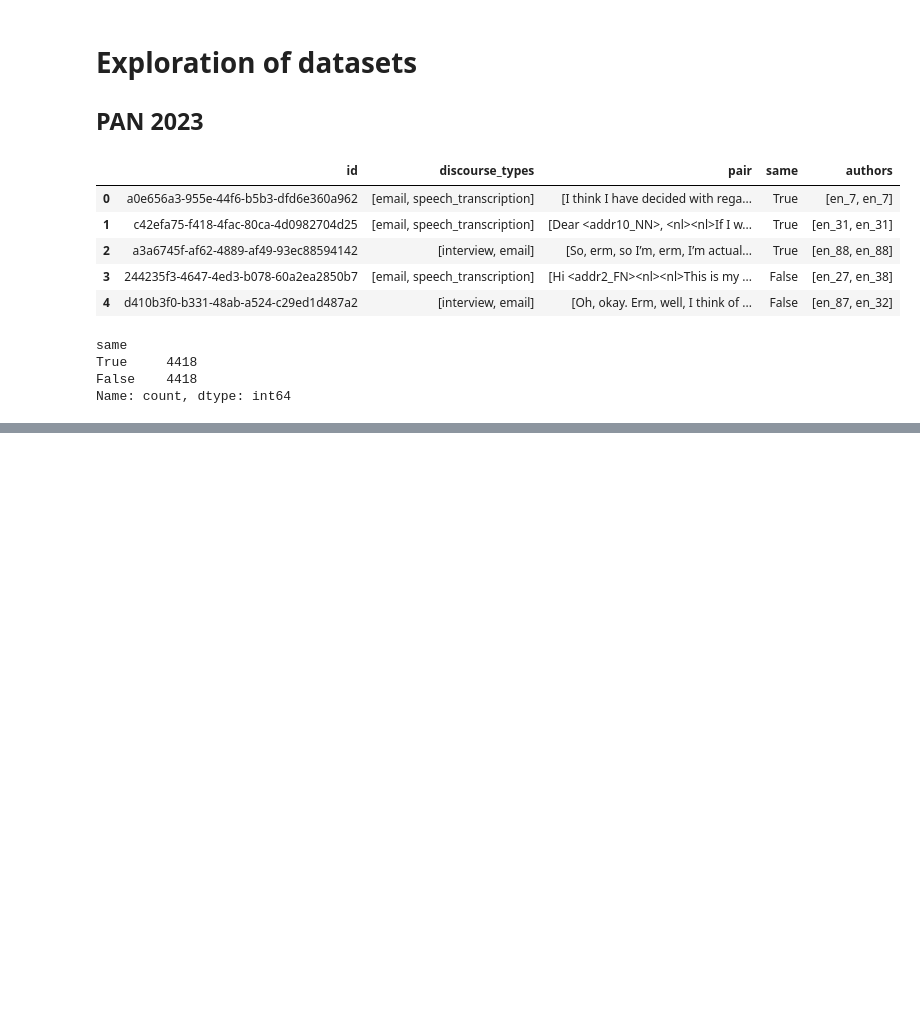
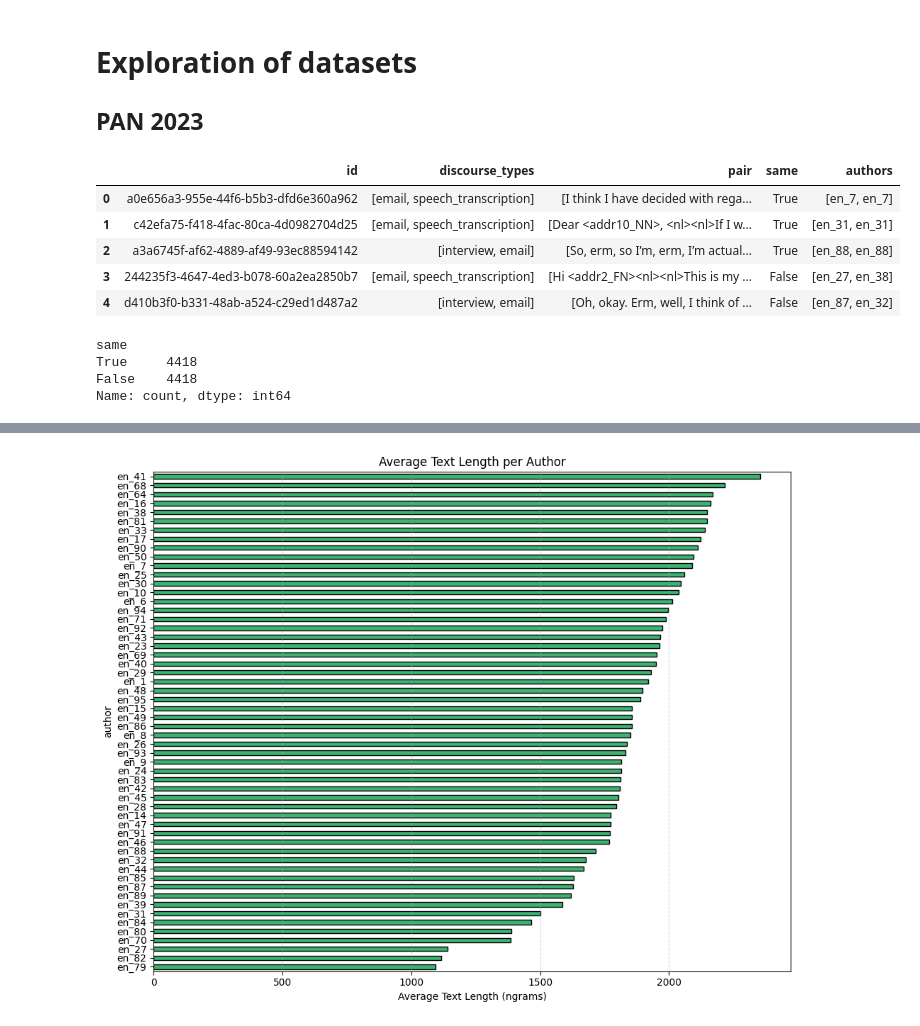
Before and after one commit to webis-de/emnlp26-impostors-method-llm-hard-negatives, a Jupyter notebook: notebooks/explore_data.ipynb, the cells around one changed output, grey strips where cells are left out. Saved outputs shown, nothing was run; the diff lists cells and outputs as text; code cells hidden in the pictures; blank space fills up the shorter version.

```diff
--- a/notebooks/explore_data.ipynb
+++ b/notebooks/explore_data.ipynb
@@ -82,0 +115,4 @@ Average number of 4-grams per pair: 1815.37
+# %%
+plot_avg_text_length_per_author(df_auth_text, unit='ngrams')
+# %% [output]
+[figure, added]
```
Also changed, not shown: parts of 9 cells of this notebook.
